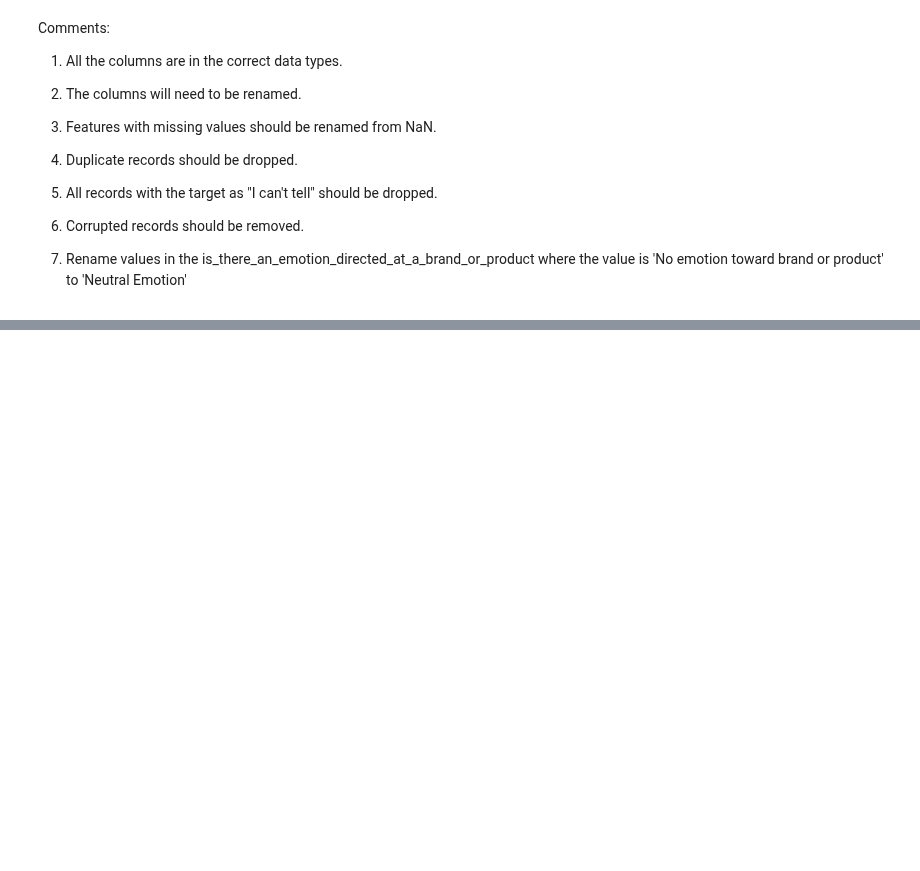
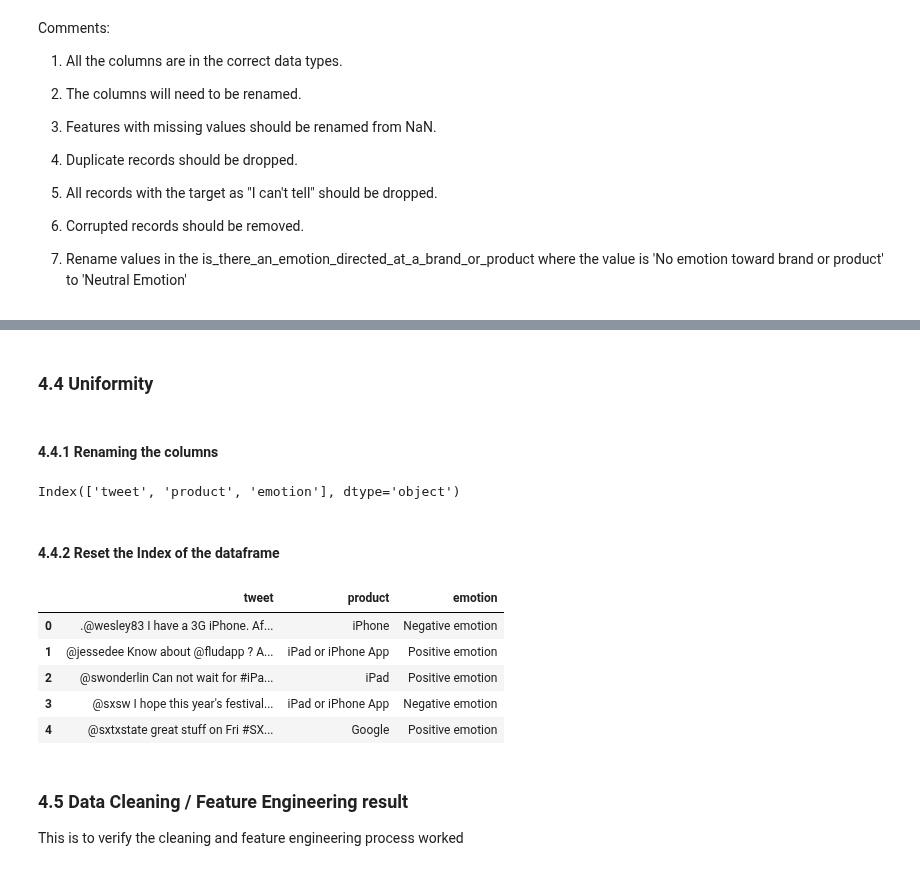
Before and after one commit to gtisnanga/GRP-13-FINAL-PROJECT, a Jupyter notebook: FINAL.ipynb, the cells around one changed output, grey strips where cells are left out. Saved outputs shown, nothing was run; the diff lists cells and outputs as text; code cells hidden in the pictures; blank space fills up the shorter version.

Commit message:
Data cleaning & feature engineering

```diff
--- a/FINAL.ipynb
+++ b/FINAL.ipynb
@@ -253,0 +356,9 @@ Comments:
+# %%
+# Replace the field where there are missing values in the emotion_in_tweet_is_directed_at column
+data.loc[missing_products_idx, 'emotion_in_tweet_is_directed_at'] = data.loc[missing_products_idx, 'tweet_text']\
+                                                                        .apply(lambda x: find_product(x))
+# %%
+# In case any field was not captured by our function, we can change it to 'None'
+none_index = data[data['emotion_in_tweet_is_directed_at'].isnull()].index
+data.loc[none_index, 'emotion_in_tweet_is_directed_at'] = 'None'
+# df.loc[none_index]
@@ -253,0 +389,3 @@ Comments:
+# %%
+# Dropping the duplicates
+data.drop_duplicates(inplace=True)
@@ -253,0 +397,33 @@ Comments:
+# %% [markdown]
+### 4.4 Uniformity
+# %% [markdown]
+#### 4.4.1 Renaming the columns
+# %%
+# Change the column names
+data.rename(columns={'tweet_text': "tweet",
+                  'emotion_in_tweet_is_directed_at':"product",
+                  'is_there_an_emotion_directed_at_a_brand_or_product': "emotion"},
+         inplace=True)
+# %%
+# Check
+data.columns
+# %% [output]
+Index(['tweet', 'product', 'emotion'], dtype='object')
+# %% [markdown]
+#### 4.4.2 Reset the Index of the dataframe
+# %%
+# Reset the index
+data.reset_index(inplace=True)
+# Drop the old index column
+data.drop(labels='index', axis=1, inplace=True)
+data.head()
+# %% [output]
+|  | tweet | product | emotion |
+| 0 | .@wesley83 I have a 3G iPhone. Af... | iPhone | Negative emotion |
+| 1 | @jessedee Know about @fludapp ? A... | iPad or iPhone App | Positive emotion |
+| 2 | @swonderlin Can not wait for #iPa... | iPad | Positive emotion |
+| 3 | @sxsw I hope this year's festival... | iPad or iPhone App | Negative emotion |
+| 4 | @sxtxstate great stuff on Fri #SX... | Google | Positive emotion |
+# %% [markdown]
+### 4.5 Data Cleaning / Feature Engineering result
+This is to verify the cleaning and feature engineering process worked
```
Also changed, not shown: parts of 27 cells of this notebook.
